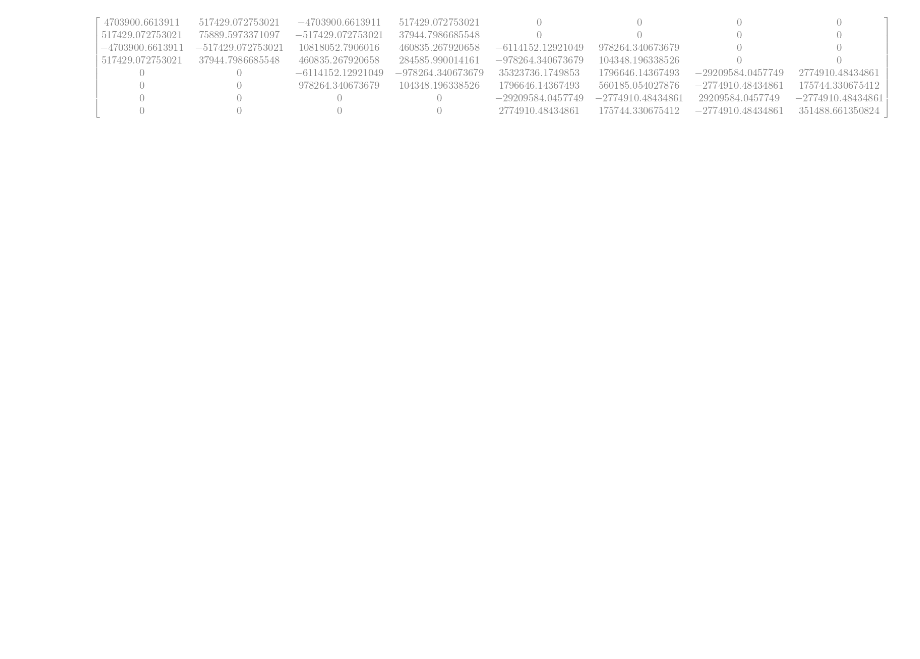
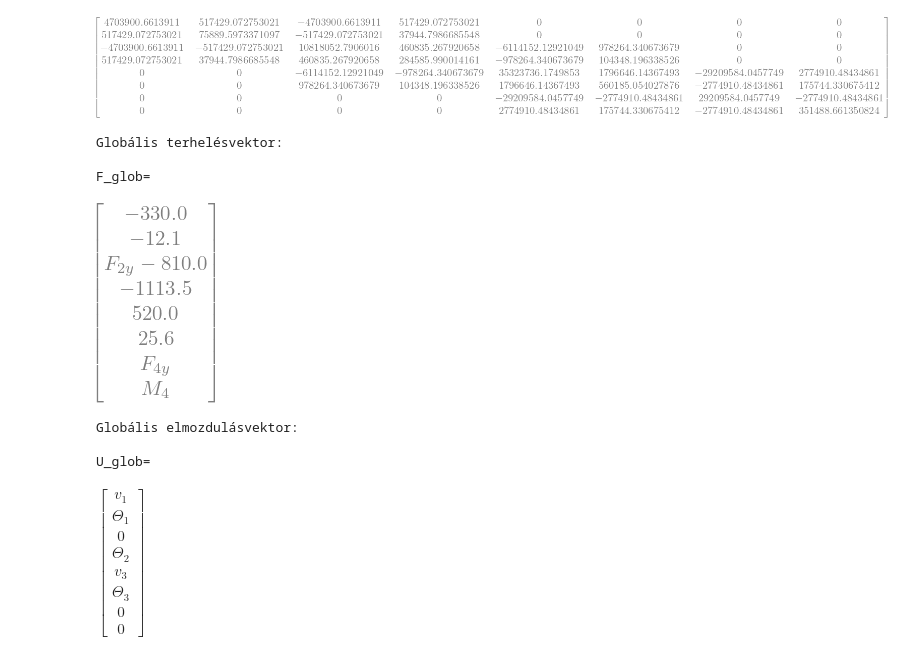
Before and after one commit to near731/VEM_HF1, a Jupyter notebook: vem_hf1.ipynb, the cells around one changed output. Saved outputs shown, nothing was run; the diff lists cells and outputs as text; code cells hidden in the pictures; blank space fills up the shorter version.

Commit message:
elmozd

```diff
--- a/vem_hf1.ipynb
+++ b/vem_hf1.ipynb
@@ -20,7 +20,7 @@ c=float(input("c=")) #mm (730)
 d=float(input("d=")) #mm (27)
 p_1=float(input("p_1=")) #N/m (-3000)
 F_1=float(input("F_1=")) #kN (-1)
-M_1=float(input("M_1=")) #kNm (-1.1)
+M=float(input("M_1=")) #kNm (-1.1)
 
 #Change to SI
 
@@ -30,7 +30,7 @@ b=b/1000
 c=c/1000
 d=d/1000
 F_1=F_1*1000
-M_1=M_1*1000
+M=M*1000
 # %%
 #Rudak hossza
 
@@ -156,2 +157,54 @@ Globális merevségi mátrix:
 K_glob=
 [figure]
+# %%
+#Globalis terhelesvektor
+
+print("Globális terhelésvektor:")
+
+#Symbols
+
+F1_y,M_1,F2_y,M_2,F3_y,M_3,F4_y,M_4=sp.symbols("F1_y,M_1,F2_y,M_2,F3_y,M_3,F4_y,M_4")
+
+#PF:
+
+F1_y=0
+M_1=0
+M_2=M
+F3_y=-F_1 #?
+M_3=0
+
+F_r=sp.Matrix(([F1_y],[M_1],[F2_y],[M_2],[F3_y],[M_3],[F4_y],[M_4]))
+F_p=sp.Matrix(([p_1*L_1/2],[p_1*L_1**2/12],[p_1*(L_1+L_2)/2],[p_1*(L_2**2-L_1**2)/12],[p_1*L_2/2],[-p_1*L_2**2/12],[0],[0]))
+
+F=F_r+F_p
+
+print("\nF_glob=")
+
+display(F)
+
+#Globalis elmozdulasvektor
+
+print("\nGlobális elmozdulásvektor:")
+
+v_1,v_2,v_3,v_4,Θ_1,Θ_2,Θ_3,Θ_4=sp.symbols("v_1,v_2,v_3,v_4,Θ_1,Θ_2,Θ_3,Θ_4")
+
+#PF
+
+v_2=0
+v_4=0
+Θ_4=0
+
+U=sp.Matrix([[v_1],[Θ_1],[v_2],[Θ_2],[v_3],[Θ_3],[v_4],[Θ_4]])
+
+print("\nU_glob=")
+
+display(U)
+# %% [output]
+Globális terhelésvektor:
+
+F_glob=
+[figure, added]
+Globális elmozdulásvektor:
+
+U_glob=
+$\displaystyle \left[\begin{matrix}v_{1}\\Θ_{1}\\0\\Θ_{2}\\v_{3}\\Θ_{3}\\0\\0\end{matrix}\right]$
```
Also changed, not shown: parts of 3 cells of this notebook.
